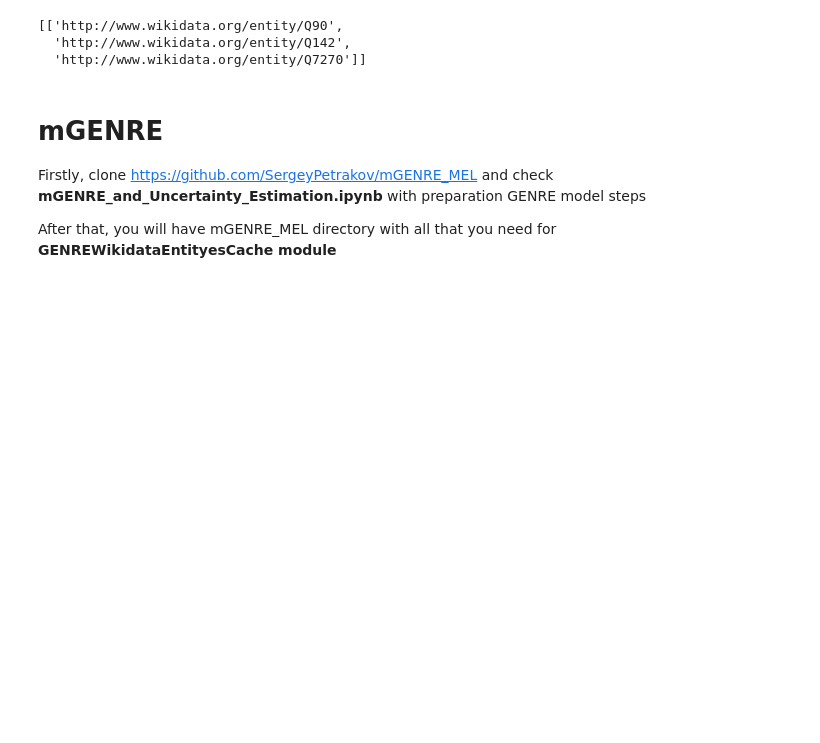
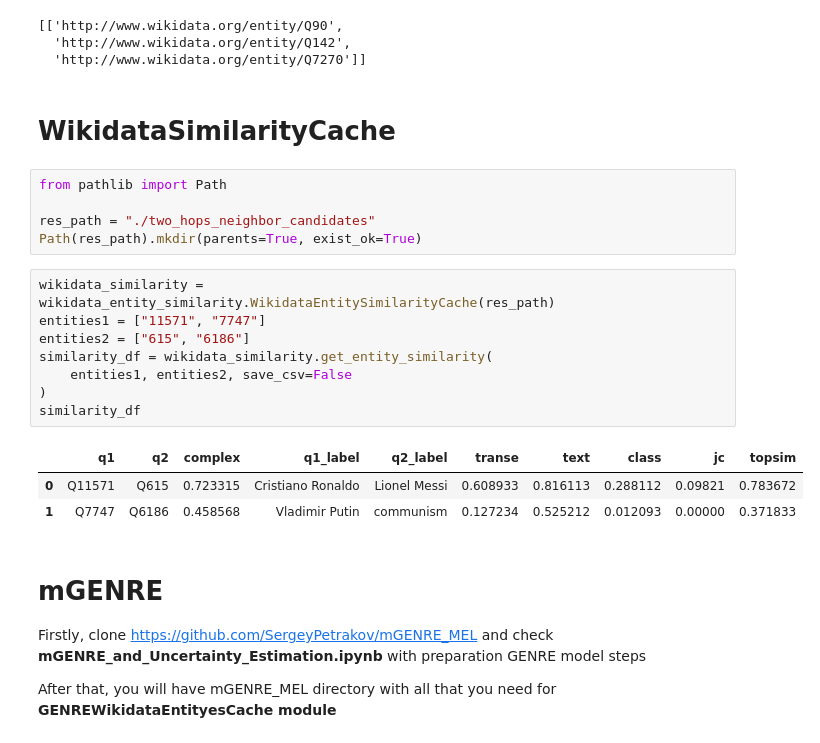
Before and after one commit to s-nlp/kbqa, a Jupyter notebook: example.ipynb, the cells around one changed output. Drawn from its saved outputs; the diff is of its cells as text; blank space fills up the shorter version.

Commit message:
added similarity cache & example how to use it

```diff
--- a/example.ipynb
+++ b/example.ipynb
@@ -54,6 +55,25 @@ WARNING:root:For Blazegraph engine, only one path will be returned
 [['http://www.wikidata.org/entity/Q90',
   'http://www.wikidata.org/entity/Q142',
   'http://www.wikidata.org/entity/Q7270']]
+# %% [markdown]
+# WikidataSimilarityCache
+# %%
+from pathlib import Path
+
+res_path = "./two_hops_neighbor_candidates"
+Path(res_path).mkdir(parents=True, exist_ok=True)
+# %%
+wikidata_similarity = wikidata_entity_similarity.WikidataEntitySimilarityCache(res_path)
+entities1 = ["11571", "7747"]
+entities2 = ["615", "6186"]
+similarity_df = wikidata_similarity.get_entity_similarity(
+    entities1, entities2, save_csv=False
+)
+similarity_df
+# %% [output]
+|  | q1 | q2 | complex | q1_label | q2_label | transe | text | class | jc | topsim |
+| 0 | Q11571 | Q615 | 0.723315 | Cristiano Ronaldo | Lionel Messi | 0.608933 | 0.816113 | 0.288112 | 0.09821 | 0.783672 |
+| 1 | Q7747 | Q6186 | 0.458568 | Vladimir Putin | communism | 0.127234 | 0.525212 | 0.012093 | 0.00000 | 0.371833 |
 # %% [markdown]
 # mGENRE
 
```
Also changed, not shown: parts of 1 cell of this notebook, 1 other file.
